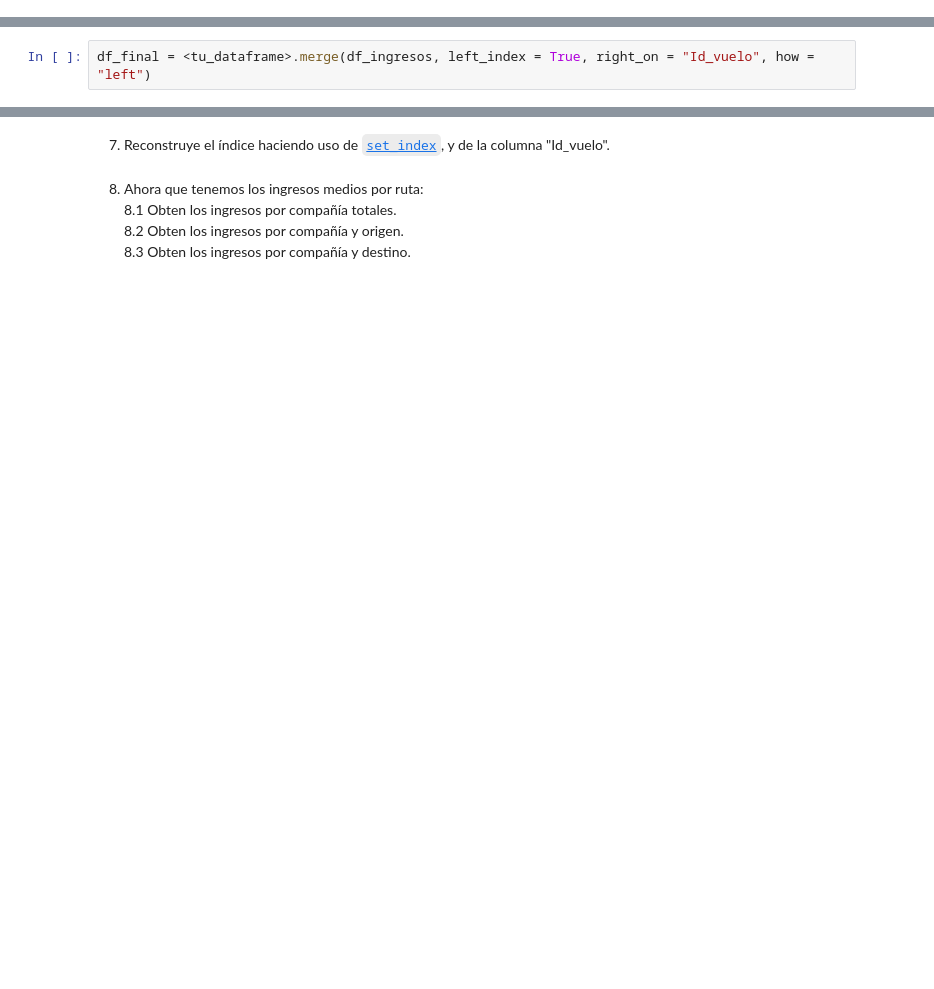
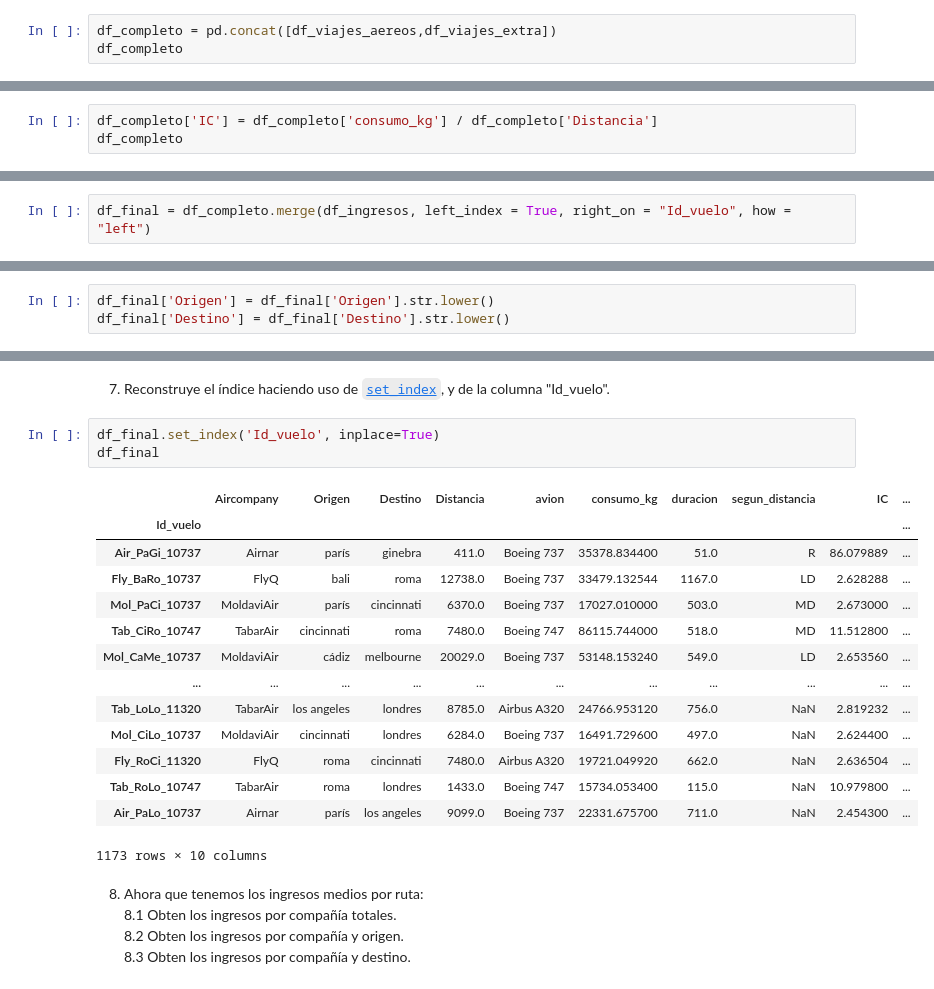
Before and after one commit to cristiancabezas/ONLINE_DS_THEBRIDGE_CRISTIAN, a Jupyter notebook: Sprint_04/Unidad_2/Practica_Obligatoria/18_Practica_Obligatoria_Pandas_II.ipynb, the cells around one changed output, grey strips where cells are left out. Saved outputs shown, nothing was run; the diff lists cells and outputs as text; blank space fills up the shorter version.

```diff
--- a/Sprint_04/Unidad_2/Practica_Obligatoria/18_Practica_Obligatoria_Pandas_II.ipynb
+++ b/Sprint_04/Unidad_2/Practica_Obligatoria/18_Practica_Obligatoria_Pandas_II.ipynb
@@ -86,3 +489,6 @@ df_viajes_extra = pd.read_csv("./data/dataset_viajes_extra.csv", index_col = "Id
 df_ingresos = pd.read_csv("./data/dataset_ingresos.csv")
 # %% [markdown]
 1. Emplea la función [`concat`](https://pandas.pydata.org/docs/reference/api/pandas.concat.html "info sobre pandas concat") de pandas que permite concatenar dataframes, de manera que añadas los viajes de df_viajes_extra al dataframe que hayas utilizado hasta ahora.
+# %%
+df_completo = pd.concat([df_viajes_aereos,df_viajes_extra])
+df_completo
@@ -91,2 +572,5 @@ df_ingresos = pd.read_csv("./data/dataset_ingresos.csv")
 # %% [markdown]
 3. Calcula la columna IC para los vuelos que no la tengan informada (o sea que tengan NaN)
+# %%
+df_completo['IC'] = df_completo['consumo_kg'] / df_completo['Distancia']
+df_completo
@@ -95,6 +630,6 @@ df_ingresos = pd.read_csv("./data/dataset_ingresos.csv")
 # %% [markdown]
 5. Investiga el método [`merge`](https://pandas.pydata.org/docs/reference/api/pandas.DataFrame.merge.html "Info sobre joins") y después ejecuta la siguiente línea haciendo las sustituciones necesarias
 # %%
-df_final = <tu_dataframe>.merge(df_ingresos, left_index = True, right_on = "Id_vuelo", how = "left")
+df_final = df_completo.merge(df_ingresos, left_index = True, right_on = "Id_vuelo", how = "left")
 # %% [markdown]
 6. ¿Qué columna has añadido?¿Qué le ha ocurrido al índice de filas?
@@ -100,0 +638,3 @@ df_final = <tu_dataframe>.merge(df_ingresos, left_index = True, right_on = "Id_v
+# %%
+df_final['Origen'] = df_final['Origen'].str.lower()
+df_final['Destino'] = df_final['Destino'].str.lower()
@@ -101,5 +657,23 @@ df_final = <tu_dataframe>.merge(df_ingresos, left_index = True, right_on = "Id_v
 # %% [markdown]
 7. Reconstruye el índice haciendo uso de [`set_index`](https://pandas.pydata.org/docs/reference/api/pandas.DataFrame.set_index.html#pandas.DataFrame.set_index), y de la columna "Id_vuelo".
+# %%
+df_final.set_index('Id_vuelo', inplace=True)
+df_final
+# %% [output]
+|  | Aircompany | Origen | Destino | Distancia | avion | consumo_kg | duracion | segun_distancia | IC | ... |
+| Id_vuelo |  |  |  |  |  |  |  |  |  | ... |
+| Air_PaGi_10737 | Airnar | parís | ginebra | 411.0 | Boeing 737 | 35378.834400 | 51.0 | R | 86.079889 | ... |
+| Fly_BaRo_10737 | FlyQ | bali | roma | 12738.0 | Boeing 737 | 33479.132544 | 1167.0 | LD | 2.628288 | ... |
+| Mol_PaCi_10737 | MoldaviAir | parís | cincinnati | 6370.0 | Boeing 737 | 17027.010000 | 503.0 | MD | 2.673000 | ... |
+| Tab_CiRo_10747 | TabarAir | cincinnati | roma | 7480.0 | Boeing 747 | 86115.744000 | 518.0 | MD | 11.512800 | ... |
+| Mol_CaMe_10737 | MoldaviAir | cádiz | melbourne | 20029.0 | Boeing 737 | 53148.153240 | 549.0 | LD | 2.653560 | ... |
+| ... | ... | ... | ... | ... | ... | ... | ... | ... | ... | ... |
+| Tab_LoLo_11320 | TabarAir | los angeles | londres | 8785.0 | Airbus A320 | 24766.953120 | 756.0 | NaN | 2.819232 | ... |
+| Mol_CiLo_10737 | MoldaviAir | cincinnati | londres | 6284.0 | Boeing 737 | 16491.729600 | 497.0 | NaN | 2.624400 | ... |
+| Fly_RoCi_11320 | FlyQ | roma | cincinnati | 7480.0 | Airbus A320 | 19721.049920 | 662.0 | NaN | 2.636504 | ... |
+| Tab_RoLo_10747 | TabarAir | roma | londres | 1433.0 | Boeing 747 | 15734.053400 | 115.0 | NaN | 10.979800 | ... |
+| Air_PaLo_10737 | Airnar | parís | los angeles | 9099.0 | Boeing 737 | 22331.675700 | 711.0 | NaN | 2.454300 | ... |
+1173 rows × 10 columns
 # %% [markdown]
 8. Ahora que tenemos los ingresos medios por ruta:
     8.1 Obten los ingresos por compañía totales.
```
Also changed, not shown: parts of 56 cells of this notebook.
